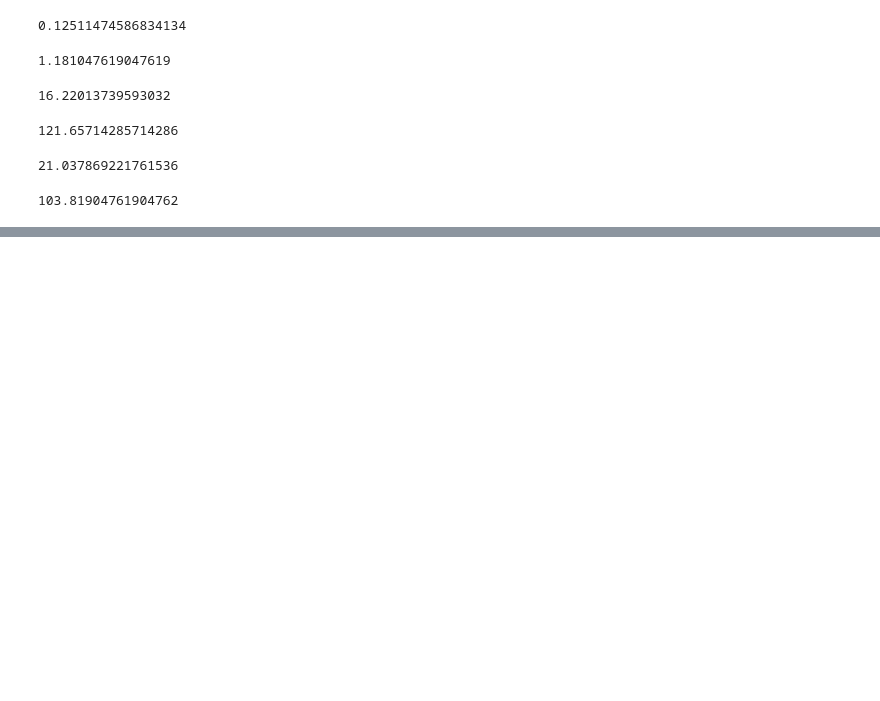
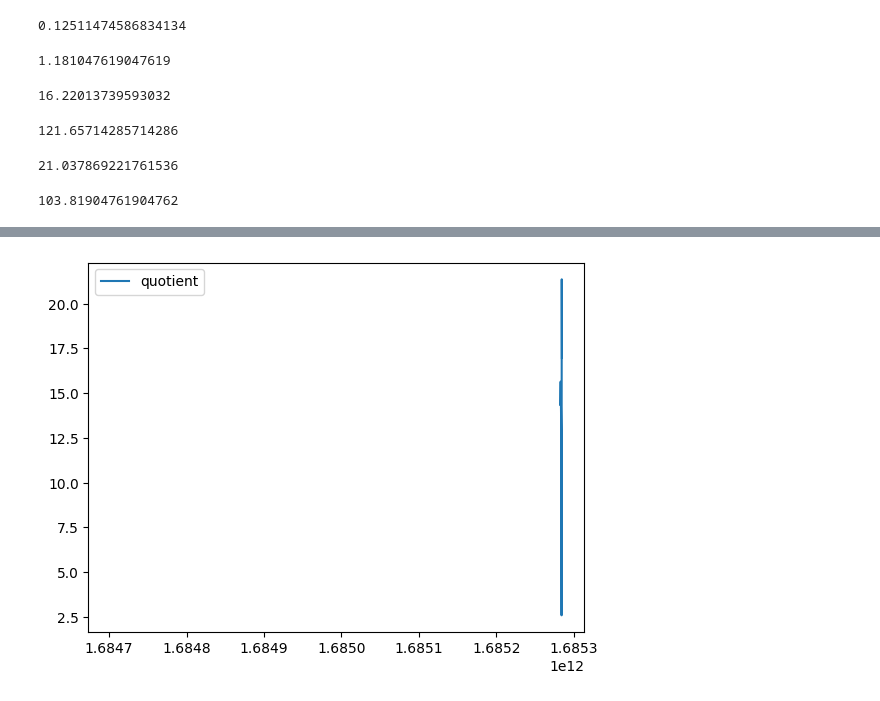
Before and after one commit to la3lma/rmatch, a Jupyter notebook: benchmarks.ipynb, the cells around one changed output, grey strips where cells are left out. Cells and saved outputs as stored; diff of their text form; code cells hidden in the pictures; blank space fills up the shorter version.

```diff
--- a/benchmarks.ipynb
+++ b/benchmarks.ipynb
@@ -77,0 +132,7 @@ df[" regexMillis"].mean()
+# %%
+lastTen = largeCorpusDf.iloc[-10:]
+plt.plot(lastTen["timestamp"], lastTen["regex2to1ratio"], label="quotient")
+plt.legend()
+plt.show()
+# %% [output]
+[figure, added]
```
Also changed, not shown: parts of 9 cells of this notebook, 1 other file.
